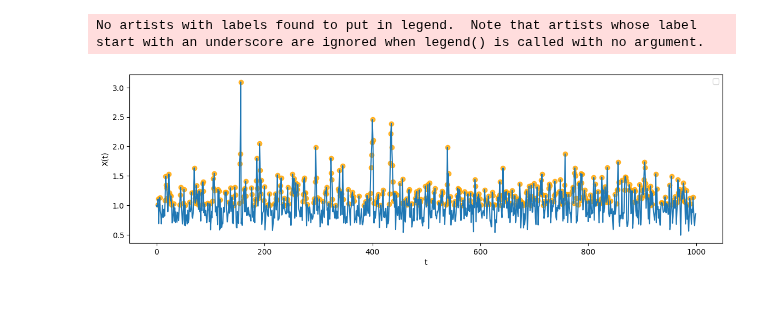
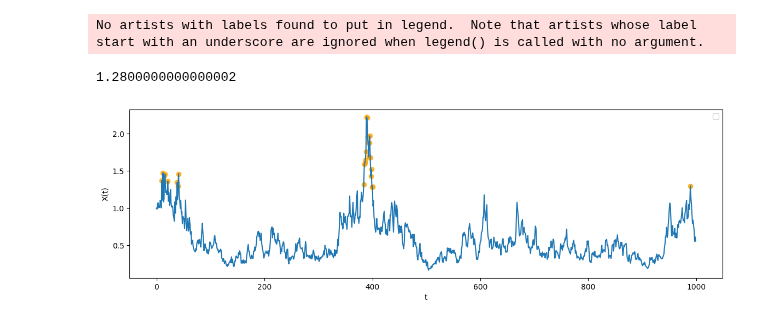
Before and after one commit to falric05/AII-Flare-prediction, a Jupyter notebook: notebooks/prova_plots.ipynb, the cells around one changed output. Cells and saved outputs as stored; diff of their text form; code cells hidden in the pictures.

```diff
--- a/notebooks/prova_plots.ipynb
+++ b/notebooks/prova_plots.ipynb
@@ -12,4 +22,4 @@ params = data_loader.get_params()
 # %%
 # get labels following physics method
-labels = get_labels_physics(grid, data_loader.get_params())
+labels, thr = get_labels_physics(grid, data_loader.get_params(), alpha=2)
 # %%
@@ -27,10 +42,11 @@ No artists with labels found to put in legend.  Note that artists whose label st
 # %%
 # plot grid varying one single parameter
-run = 6
-run, mu, sigma, theta, delta = 0, 1, 0.5, 3, 0.2
+run, mu, sigma, theta, delta = 1, 0.8, 0.3, 0.1, 0.2
+print(thr[0, params['sigma'].index(sigma), params['theta'].index(theta), params['mu'].index(mu), params['delta'].index(delta), 10])
 fplt.plot_grid_datapoints(grid, params, run=run, mu=mu, sigma=sigma, theta=theta, delta=delta, labels=labels)
 # %% [output]
 No artists with labels found to put in legend.  Note that artists whose label start with an underscore are ignored when legend() is called with no argument.
+1.2800000000000002
-[figure, old version]
+[figure, new version]
 # %%
 # plot grid varying one single parameter
```
Also changed, not shown: parts of 5 cells of this notebook, 2 other files.
